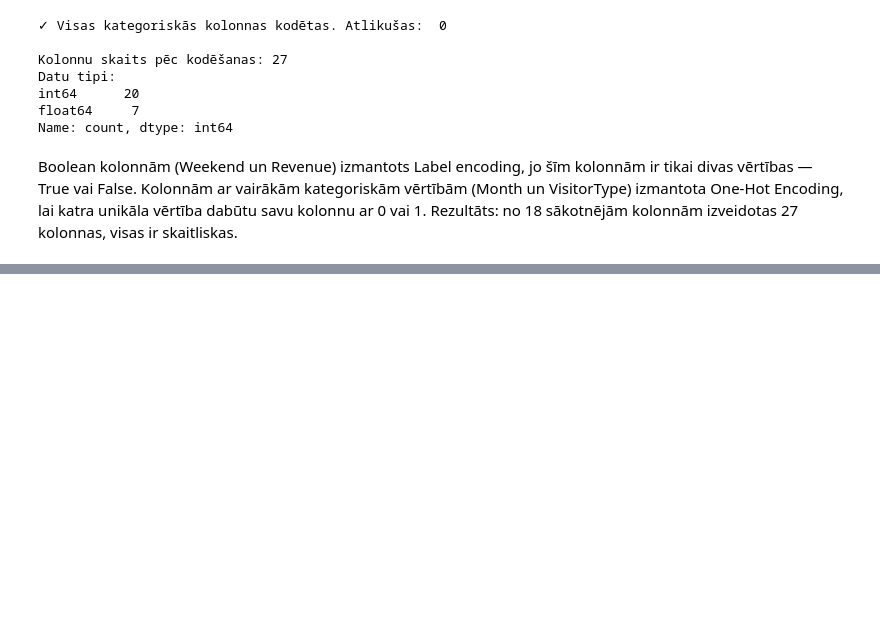
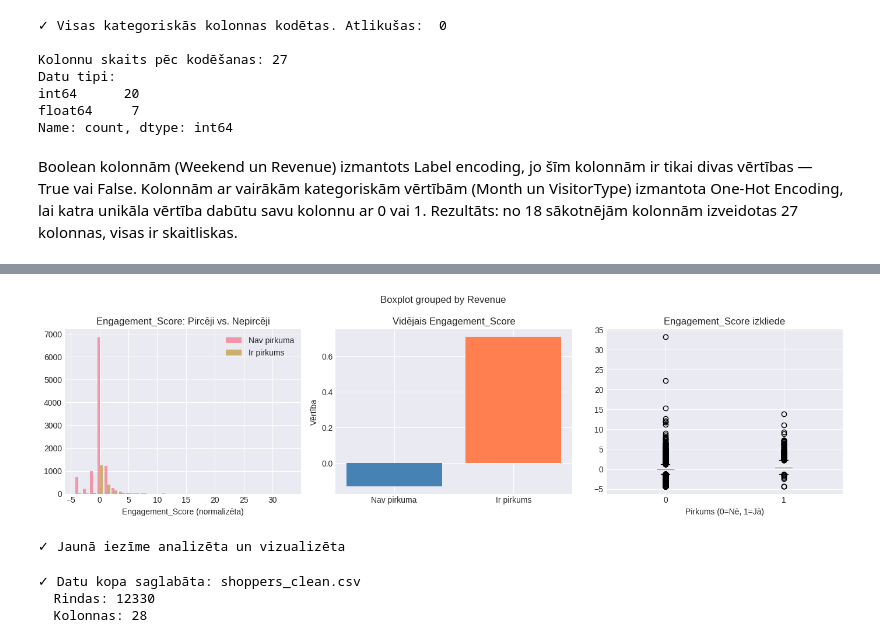
Before and after one commit to pinkadace-code/fita-ml-course, a Jupyter notebook: week1/week1_homework.ipynb, the cells around one changed output, grey strips where cells are left out. Drawn from its saved outputs; the diff is of its cells as text; code cells hidden in the pictures; blank space fills up the shorter version.

```diff
--- a/week1/week1_homework.ipynb
+++ b/week1/week1_homework.ipynb
@@ -275,0 +369,43 @@ Rezultāts: no 18 sākotnējām kolonnām izveidotas 27 kolonnas, visas ir skait
+# %%
+# Salīdzinājums: jaunā iezīme starp pircējiem un nepircējiem
+fig, axes = plt.subplots(1, 3, figsize=(14, 4))
+
+# 1. Histogramma
+axes[0].hist([df[df['Revenue'] == 0]['Engagement_Score'],
+              df[df['Revenue'] == 1]['Engagement_Score']],
+             label=['Nav pirkuma', 'Ir pirkums'], bins=30, alpha=0.7)
+axes[0].set_title('Engagement_Score: Pircēji vs. Nepircēji')
+axes[0].set_xlabel('Engagement_Score (normalizēta)')
+axes[0].legend()
+
+# 2. Vidējie
+axes[1].bar(['Nav pirkuma', 'Ir pirkums'],
+            [df[df['Revenue'] == 0]['Engagement_Score'].mean(),
+             df[df['Revenue'] == 1]['Engagement_Score'].mean()],
+            color=['steelblue', 'coral'])
+axes[1].set_title('Vidējais Engagement_Score')
+axes[1].set_ylabel('Vērtība')
+
+# 3. Box plot
+df.boxplot(column='Engagement_Score', by='Revenue', ax=axes[2])
+axes[2].set_title('Engagement_Score izkliede')
+axes[2].set_xlabel('Pirkums (0=Nē, 1=Jā)')
+
+plt.tight_layout()
+plt.show()
+print("✓ Jaunā iezīme analizēta un vizualizēta")
+# %% [output]
+[figure, added]
+✓ Jaunā iezīme analizēta un vizualizēta
+# %%
+# Saglabā tīro datu kopu nākamajajiem uzdevumiem
+output_path = 'shoppers_clean.csv'
+df.to_csv(output_path, index=False)
+
+print(f"✓ Datu kopa saglabāta: {output_path}")
+print(f"  Rindas: {df.shape[0]}")
+print(f"  Kolonnas: {df.shape[1]}")
+# %% [output]
+✓ Datu kopa saglabāta: shoppers_clean.csv
+  Rindas: 12330
+  Kolonnas: 28
```
Also changed, not shown: parts of 7 cells of this notebook.
